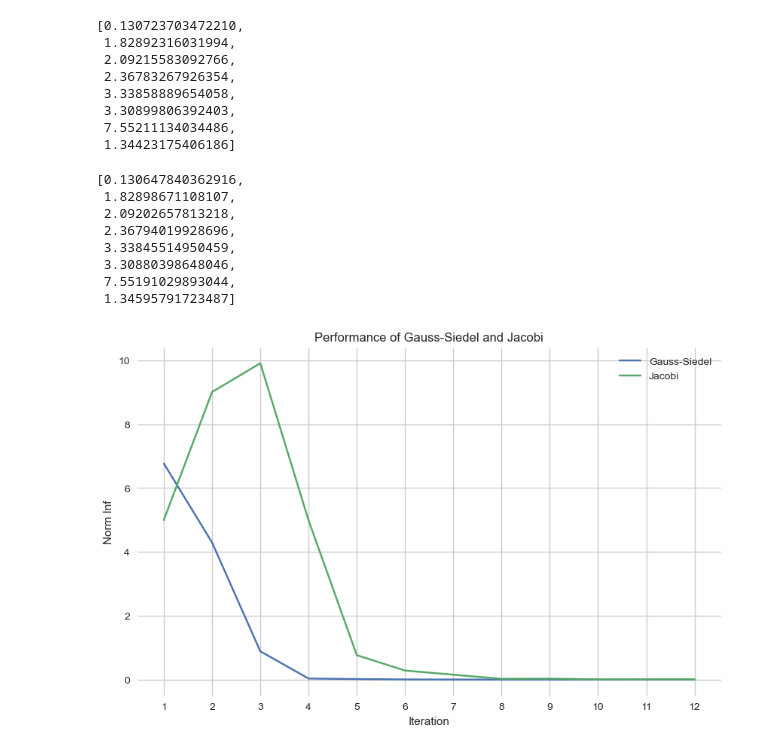
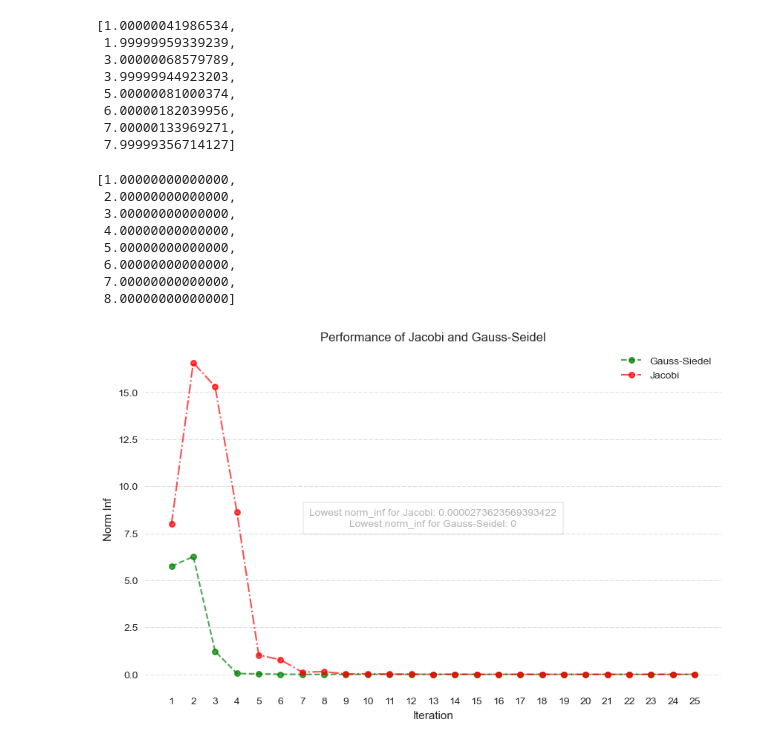
Before and after one commit to elskow/SainsKomputasi, a Jupyter notebook: Tugas2_Iterasi/comparasion_jacobi-gauss.ipynb, the cells around one changed output. Cells and saved outputs as stored; diff of their text form; code cells hidden in the pictures.

```diff
--- a/Tugas2_Iterasi/comparasion_jacobi-gauss.ipynb
+++ b/Tugas2_Iterasi/comparasion_jacobi-gauss.ipynb
@@ -6,63 +6,75 @@ import matplotlib.pyplot as plt
 import seaborn as sns
 # %%
 eq = [
-    "10*x1 - x2 + 2*x3 + x5 - 7",
-    "-x1 + 11*x2 - x3 + 3*x4 - 25",
-    "2*x1 - x2 + 10*x3 - x4 + 3*x5 - 27",
-    "3*x2 - x3 + 8*x4 - x5 - 19",
-    "x1 - 2*x2 + 3*x3 - 4*x4 + 11*x5 - 30",
-    "4*x3 - 2*x5 + x6 - 5",
-    "-3*x4 + 2*x7 - 8",
+    "10*x1 - x2 + 2*x3 + x5 - 19",
+    "-x1 + 11*x2 - x3 + 3*x4 - 30",
+    "2*x1 - x2 + 10*x3 - x4 + 3*x5 - 41",
+    "3*x2 - x3 + 8*x4 - x5 - 30",
+    "x1 - 2*x2 + 3*x3 - 4*x4 + 11*x5 - 45",
+    "4*x3 - 2*x5 + x6 - 8",
+    "-3*x4 + 2*x7 - 2",
     "6*x1 - 2*x2 + x4 + 5*x6 - 3*x8 - 12",
 ]
 # %%
-_n_iter = 12
+_n_iter = 25
 # %%
 jacobi = jb.Jacobi(eq)
 
 jacobi.solve(n_iter=_n_iter)
 # %% [output]
-[0.130723703472210,
- 1.82892316031994,
- 2.09215583092766,
- 2.36783267926354,
- 3.33858889654058,
- 3.30899806392403,
- 7.55211134034486,
- 1.34423175406186]
+[1.00000041986534,
+ 1.99999959339239,
+ 3.00000068579789,
+ 3.99999944923203,
+ 5.00000081000374,
+ 6.00000182039956,
+ 7.00000133969271,
+ 7.99999356714127]
 # %%
 gauss = gs.GaussSiedel(eq)
 
 gauss.solve(n_iter=_n_iter)
 # %% [output]
-[0.130647840362916,
- 1.82898671108107,
- 2.09202657813218,
- 2.36794019928696,
- 3.33845514950459,
- 3.30880398648046,
- 7.55191029893044,
- 1.34595791723487]
+[1.00000000000000,
+ 2.00000000000000,
+ 3.00000000000000,
+ 4.00000000000000,
+ 5.00000000000000,
+ 6.00000000000000,
+ 7.00000000000000,
+ 8.00000000000000]
 # %%
-history_gauss = gauss.get_log()
+history_gauss = gauss.get_iterations()
 # %%
-history_jacobi = jacobi.get_log()
+history_jacobi = jacobi.get_iterations()
 # %%
 norm_inf_gauss = [history_gauss[i]["norm_inf"] for i in range(1, len(history_gauss))]
 norm_inf_jacobi = [history_jacobi[i]["norm_inf"] for i in range(1, len(history_jacobi))]
 
 plt.style.use("seaborn")
-sns.set_style("whitegrid")
+sns.set_style("white")
 
 fig, ax = plt.subplots(figsize=(10, 6))
-ax.plot(norm_inf_gauss, label="Gauss-Siedel")
-ax.plot(norm_inf_jacobi, label="Jacobi")
+ax.plot(norm_inf_gauss, label="Gauss-Siedel", color="green", marker="o", linestyle="--", linewidth=1.5, markersize=5,
+        markerfacecolor="green", markeredgecolor="green", markeredgewidth=1.5, alpha=0.7, zorder=2, clip_on=False)
+ax.plot(norm_inf_jacobi, label="Jacobi", color="red", marker="o", linestyle="-.", linewidth=1.5, markersize=5,
+        markerfacecolor="red", markeredgecolor="red", markeredgewidth=1.5, alpha=0.7, zorder=2, clip_on=False)
 ax.set_xticks(range(0, _n_iter))
 ax.set_xticklabels(range(1, _n_iter + 1))
 ax.set_xlabel("Iteration")
 ax.set_ylabel("Norm Inf")
-ax.set_title("Performance of Gauss-Siedel and Jacobi")
+ax.set_title("Performance of Jacobi and Gauss-Seidel")
+ax.grid(color="grey", linestyle="-.", linewidth=0.5, alpha=0.4, zorder=1, clip_on=False, axis="y")
+
+low_value_jacobi = min(norm_inf_jacobi)
+low_value_gauss = min(norm_inf_gauss)
+plt.text(0.5, 0.5,
+         f"Lowest norm_inf for Jacobi: {low_value_jacobi}\nLowest norm_inf for Gauss-Seidel: {low_value_gauss}",
+         horizontalalignment="center", verticalalignment="center", transform=ax.transAxes, fontsize=10, color="black",
+         alpha=0.3, zorder=1, clip_on=False,
+         bbox=dict(boxstyle="square", facecolor="white", edgecolor="black", alpha=0.3, pad=0.6))
+
 ax.legend()
 plt.show()
 # %% [output]
-[figure, old version]
+[figure, new version]
```
Also changed, not shown: 4 other files.
